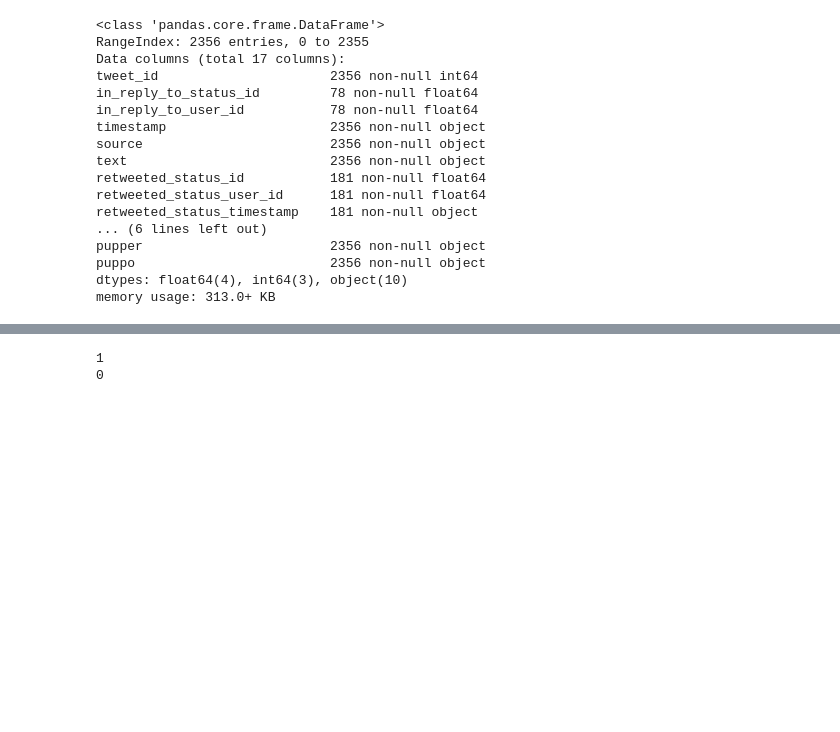
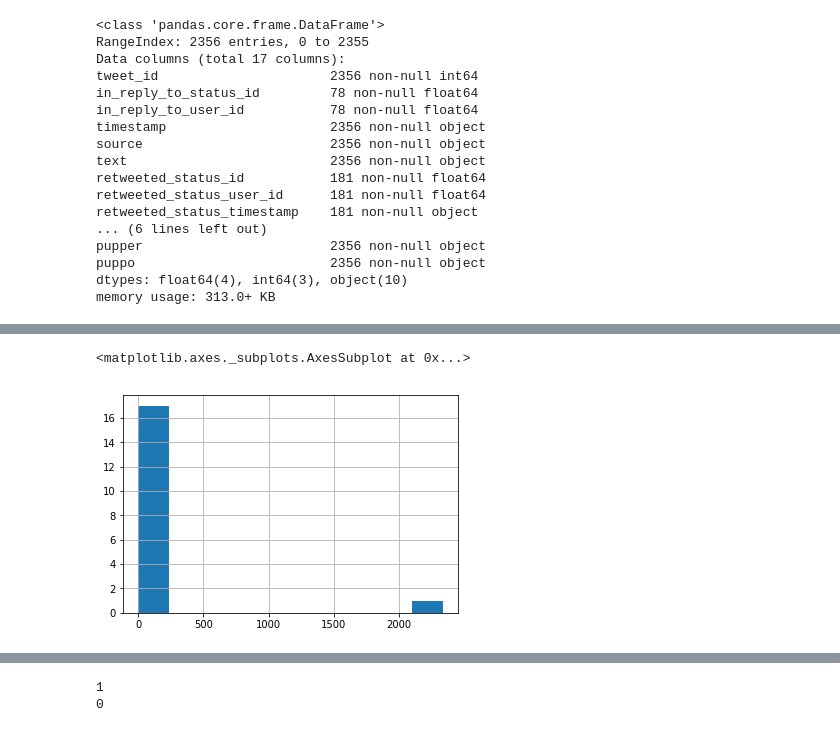
Before and after one commit to MohamedElgohary2012/udacity-wrangle-and-analyze-data, a Jupyter notebook: wrangle_act.ipynb, the cells around one changed output, grey strips where cells are left out. Saved outputs shown, nothing was run; the diff lists cells and outputs as text; code cells hidden in the pictures; blank space fills up the shorter version.

```diff
--- a/wrangle_act.ipynb
+++ b/wrangle_act.ipynb
@@ -244,0 +258,5 @@ memory usage: 313.0+ KB
+# %%
+twitter_archive_df.rating_denominator.value_counts().hist()
+# %% [output]
+<matplotlib.axes._subplots.AxesSubplot at 0x...>
+[figure, added]
```
Also changed, not shown: parts of 5 cells of this notebook.
